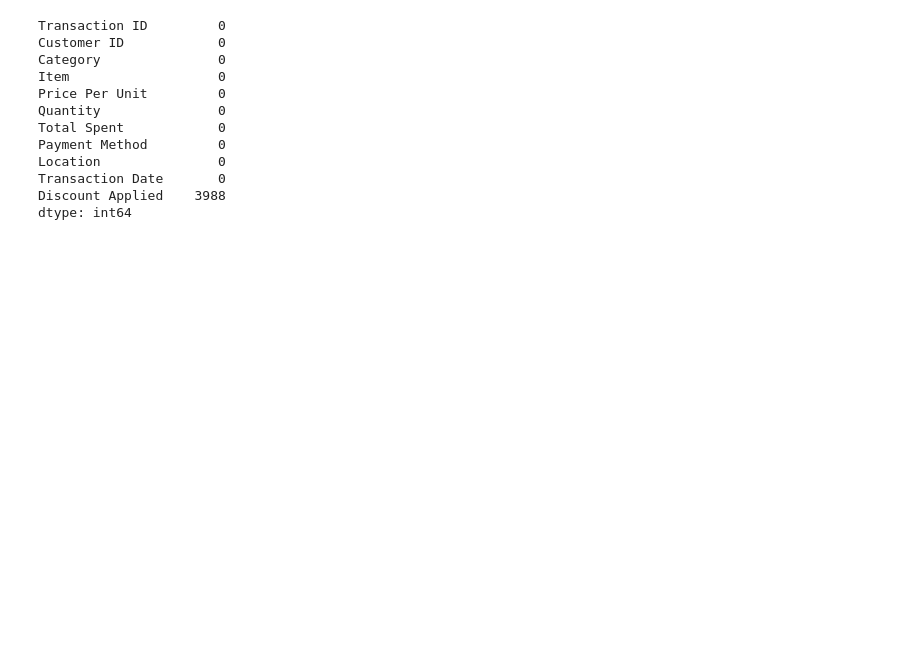
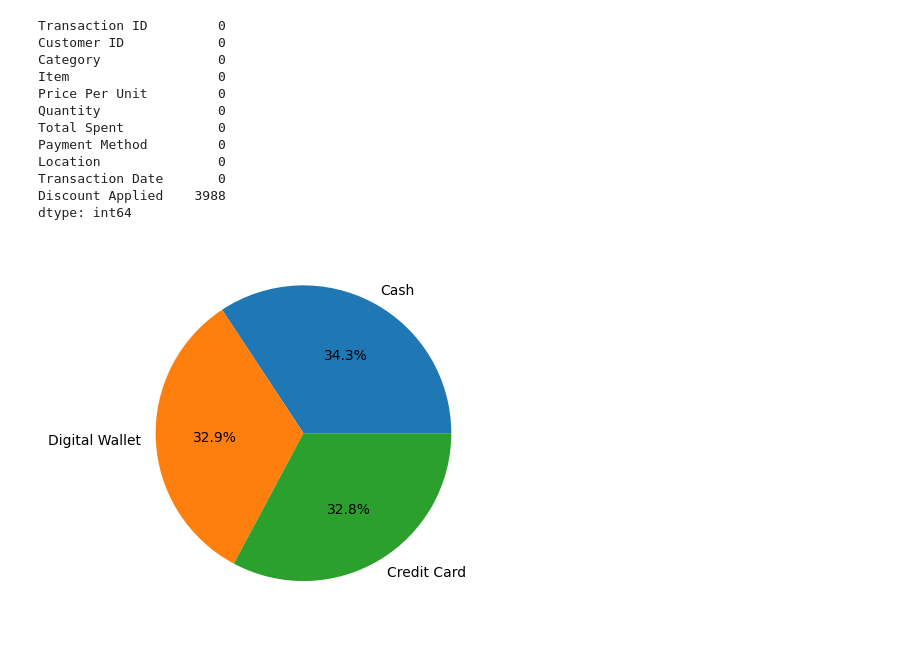
Before and after one commit to salampatel08/retail-sales-analysis, a Jupyter notebook: main.ipynb, the cells around one changed output. Drawn from its saved outputs; the diff is of its cells as text; code cells hidden in the pictures; blank space fills up the shorter version.

```diff
--- a/main.ipynb
+++ b/main.ipynb
@@ -1991,3 +2002,9 @@ Location               0
 Transaction Date       0
 Discount Applied    3988
 dtype: int64
+# %%
+payment_method_used=df["Payment Method"].value_counts()
+plt.pie(payment_method_used,labels=payment_method_used.index,autopct="%1.1f%%")
+plt.show()
+# %% [output]
+[figure, added]
```
Also changed, not shown: parts of 6 cells of this notebook, 5 other files.
